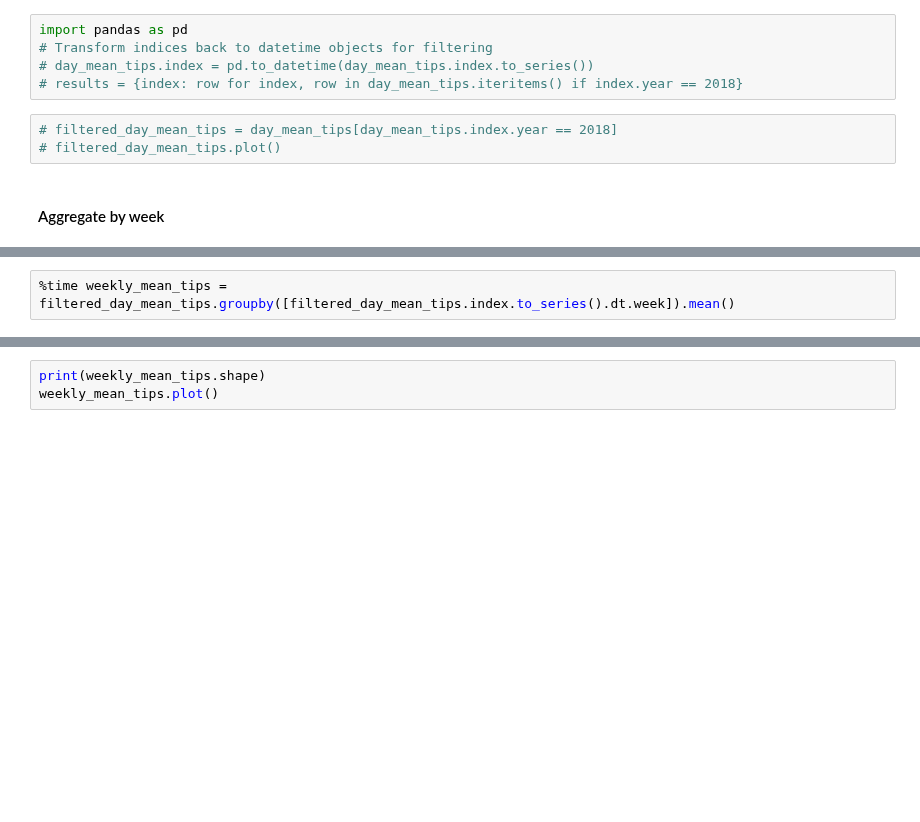
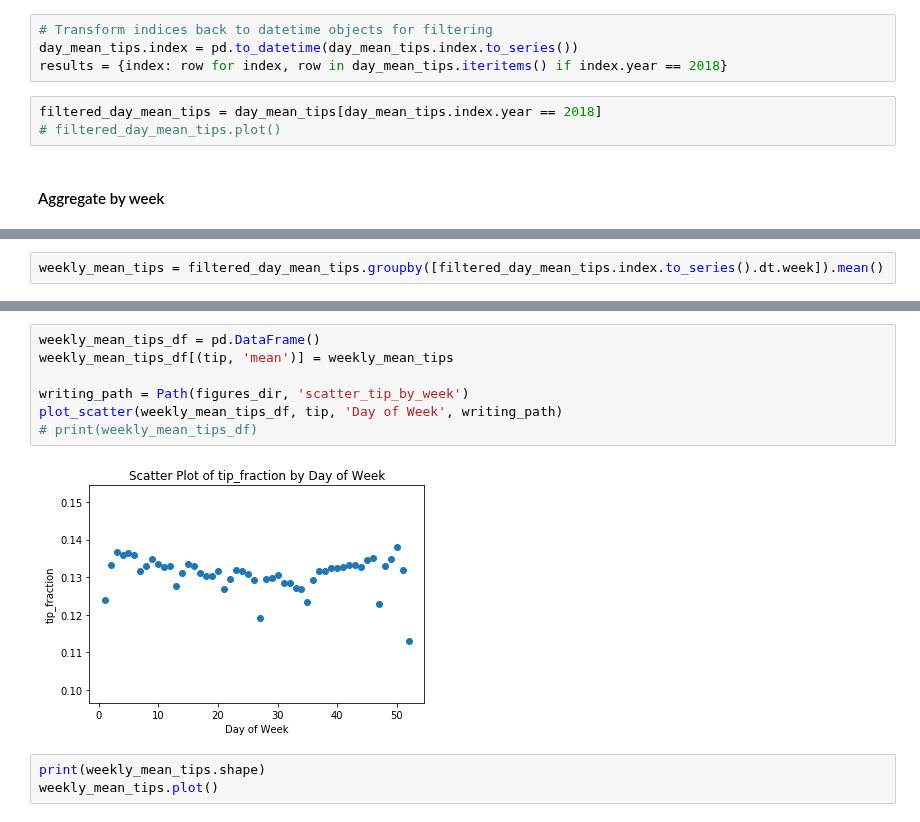
Before and after one commit to justinwhatley/interpretability_experiment, a Jupyter notebook: 1_data_exploration.ipynb, the cells around one changed output, grey strips where cells are left out. Cells and saved outputs as stored; diff of their text form; blank space fills up the shorter version.

```diff
--- a/1_data_exploration.ipynb
+++ b/1_data_exploration.ipynb
@@ -398,12 +403,11 @@ Cleanup and plot result
 """
 day_mean_tips.sort_index(inplace=True)
 # %%
-import pandas as pd
 # Transform indices back to datetime objects for filtering
-# day_mean_tips.index = pd.to_datetime(day_mean_tips.index.to_series())
-# results = {index: row for index, row in day_mean_tips.iteritems() if index.year == 2018}
+day_mean_tips.index = pd.to_datetime(day_mean_tips.index.to_series())
+results = {index: row for index, row in day_mean_tips.iteritems() if index.year == 2018}
 # %%
-# filtered_day_mean_tips = day_mean_tips[day_mean_tips.index.year == 2018]
+filtered_day_mean_tips = day_mean_tips[day_mean_tips.index.year == 2018]
 # filtered_day_mean_tips.plot()
 # %% [markdown]
 #### Aggregate by week
@@ -410,2 +418,2 @@ import pandas as pd
 # %%
-%time weekly_mean_tips = filtered_day_mean_tips.groupby([filtered_day_mean_tips.index.to_series().dt.week]).mean()
+weekly_mean_tips = filtered_day_mean_tips.groupby([filtered_day_mean_tips.index.to_series().dt.week]).mean()
@@ -415,3 +420,12 @@ Wall time: 2.52 ms
+# %%
+weekly_mean_tips_df = pd.DataFrame()
+weekly_mean_tips_df[(tip, 'mean')] = weekly_mean_tips
+
+writing_path = Path(figures_dir, 'scatter_tip_by_week')
+plot_scatter(weekly_mean_tips_df, tip, 'Day of Week', writing_path)
+# print(weekly_mean_tips_df)
+# %% [output]
+[figure, added]
 # %%
 print(weekly_mean_tips.shape)
 weekly_mean_tips.plot()
```
Also changed, not shown: parts of 13 cells of this notebook, 7 other files.
